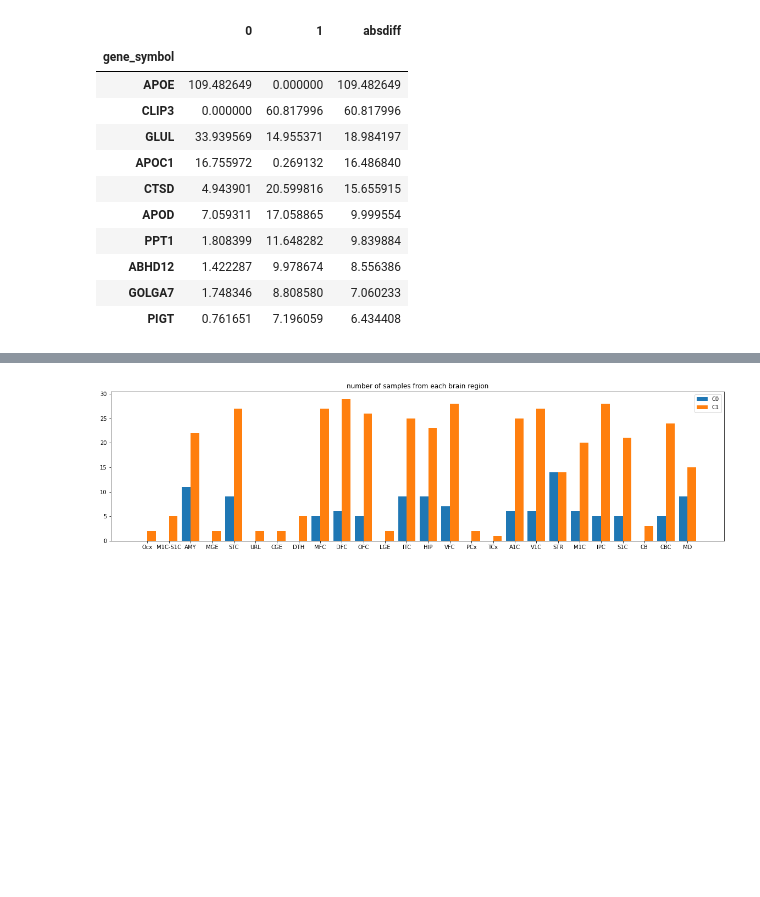
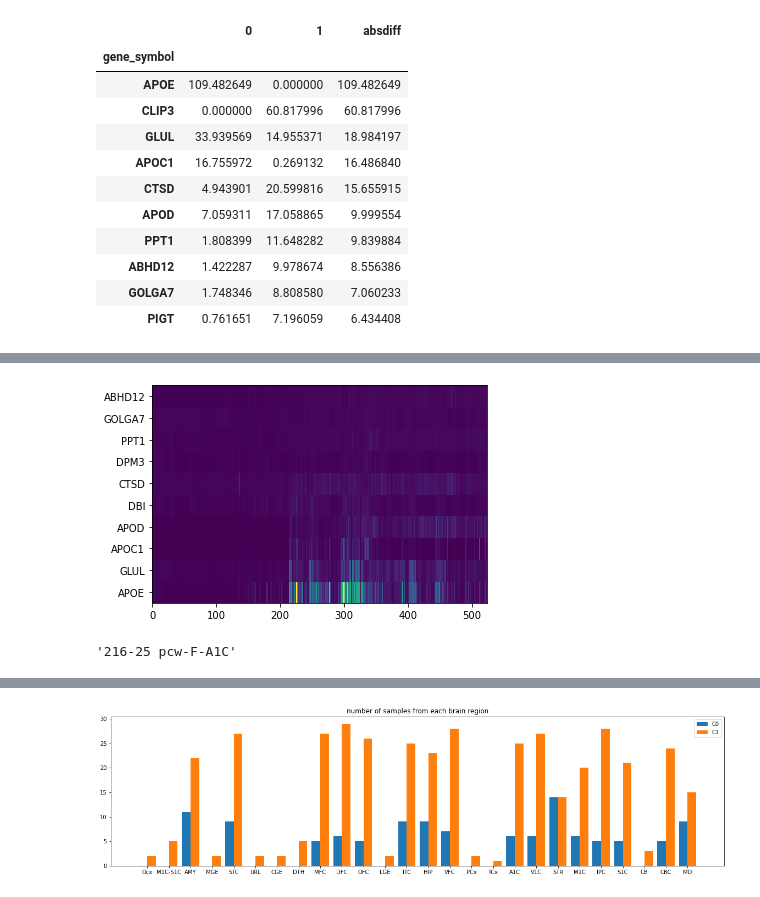
Before and after one commit to AkivaAK/neurodevelopmental-clustering-of-gene-expression, a Jupyter notebook: brainlipo1.ipynb, the cells around one changed output, grey strips where cells are left out. Saved outputs shown, nothing was run; the diff lists cells and outputs as text; code cells hidden in the pictures; blank space fills up the shorter version.

Commit message:
heatmap

```diff
--- a/brainlipo1.ipynb
+++ b/brainlipo1.ipynb
@@ -194,5 +194,8 @@ W.head(10)
 | PIGT | 0.761651 | 7.196059 | 6.434408 |
 # %%
 W=W.sort_values(0, ascending=False)
-W.head(10)
+W.head(50)
+W0=W.T
+C0_sorted_genes=W0.columns
+print(C0_sorted_genes)
 # %% [output]
@@ -453,0 +562,9 @@ plt.show();
+# %%
+gene_df_C0=gene_df.reindex(C0_sorted_genes)
+# print(gene_df_C0[:10])
+plt.pcolor(gene_df_C0[0:10])
+plt.yticks(np.arange(0.5, len(gene_df_C0.index[0:10]), 1), gene_df_C0.index[0:10])
+# plt.xticks(np.arange(0.5, len(gene_df_C0.columns[0:1]), 1), gene_df_C0.columns[0:1])
+plt.show()
+# %% [output]
+[figure, added]
@@ -454,3 +573,7 @@ plt.show();
+# %%
+gene_df.columns.to_list()[215]
+# %% [output]
+'216-25 pcw-F-A1C'
 # %%
 young0=[]
 for age0 in C0ages:
```
Also changed, not shown: parts of 22 cells of this notebook, 1 other file.
